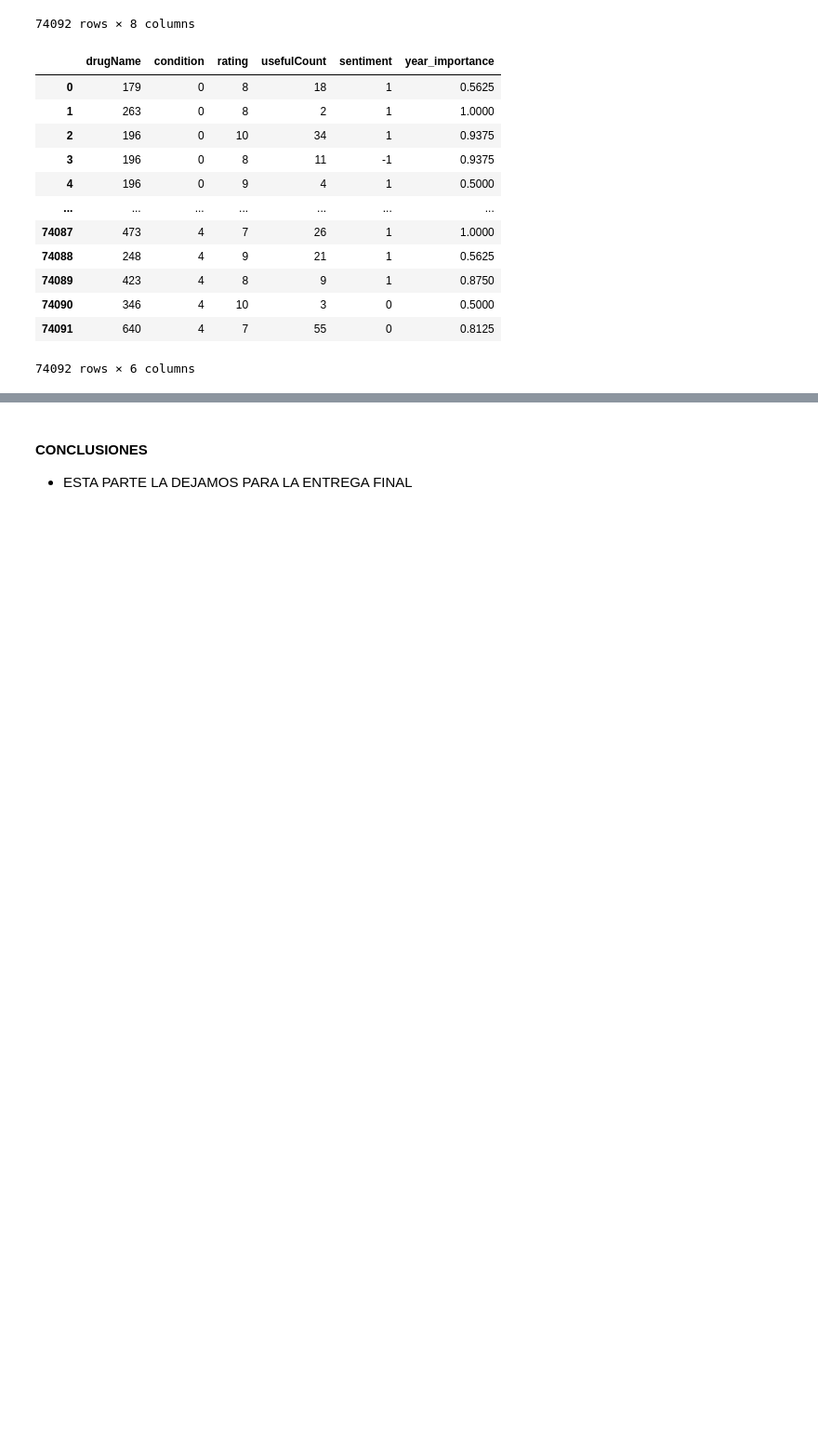
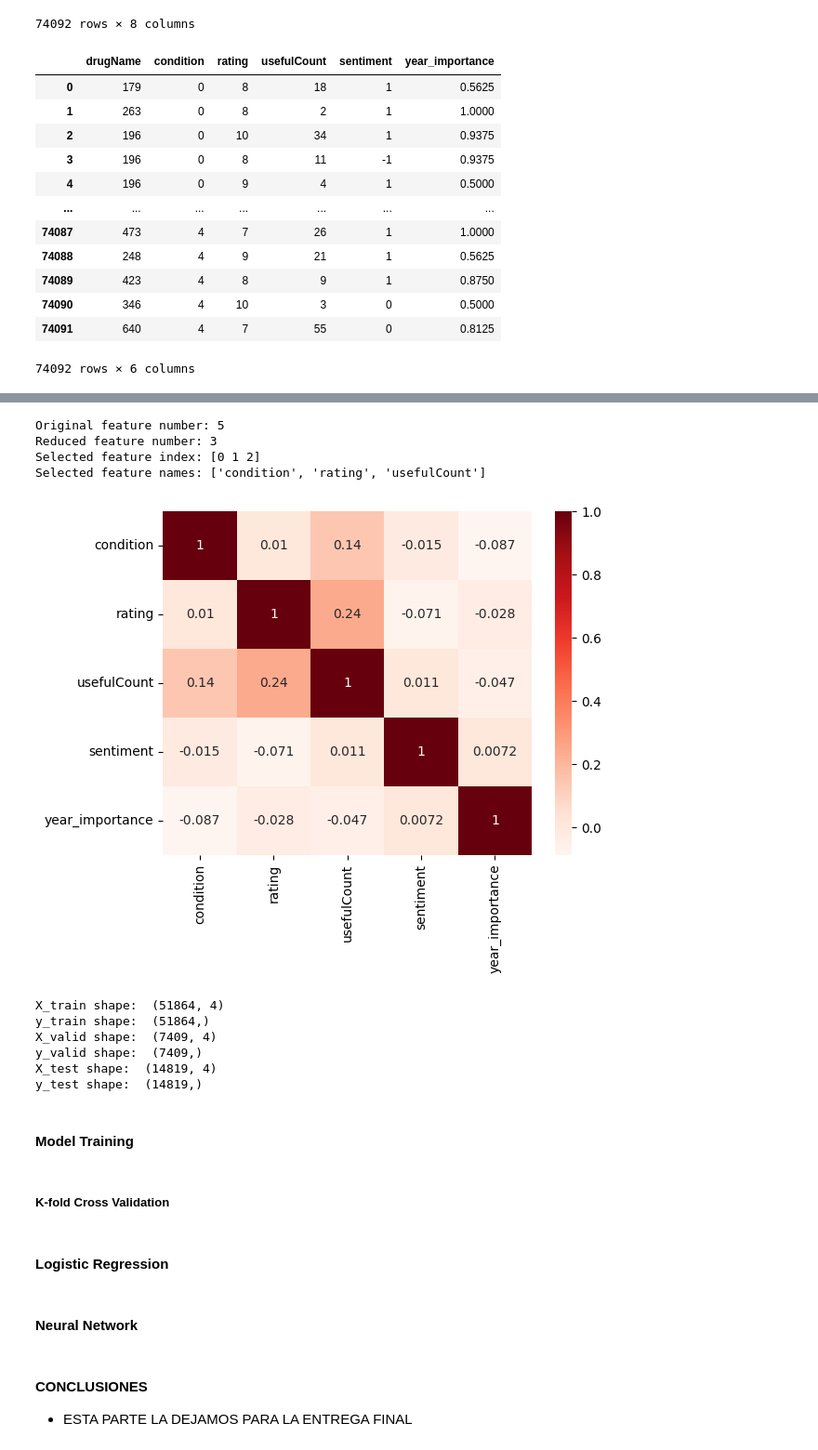
Before and after one commit to juanfranciscocis/Medicine_Recomendation, a Jupyter notebook: avance_proyecto.ipynb, the cells around one changed output, grey strips where cells are left out. Shown: that part at 93% size. Drawn from its saved outputs; the diff is of its cells as text; code cells hidden in the pictures; blank space fills up the shorter version.

Commit message:
Listo para comenzar a crear modelos

```diff
--- a/avance_proyecto.ipynb
+++ b/avance_proyecto.ipynb
@@ -83,8 +82,8 @@ import xgboost as xgb
 ### ANALISIS EXPLORATORIO DE DATOS
 # %%
 # Where data is stored
-pathTest = "../Medicine_Recomendation/data/test.csv"
-pathTrain = "../Medicine_Recomendation/data/train.csv"
+pathTest = "../Medicine_Recomendation-2/data/test.csv"
+pathTrain = "../Medicine_Recomendation-2/data/train.csv"
 
 # Read data
 dfTest = pd.read_csv(pathTest)
@@ -717,3 +629,71 @@ else:
+# %%
+# Chi-Squared Test
+from sklearn.feature_selection import SelectKBest
+from sklearn.feature_selection import chi2
+
+# Three features with highest chi-squared statistics are selected
+chi2_features = SelectKBest(chi2, k = 3)
+# X can not contain negative values
+X_train = X_train.abs()
+X_kbest_features = chi2_features.fit_transform(X_train, y_train)
+
+# Reduced features
+print('Original feature number:', X_train.shape[1])
+print('Reduced feature number:', X_kbest_features.shape[1])
+
+# Get selected feature index
+selected_features = chi2_features.get_support(indices=True)
+print('Selected feature index:', selected_features)
+
+# Get selected feature names
+selected_features_names = X_train.iloc[:,selected_features].columns.tolist()
+print('Selected feature names:', selected_features_names)
+# %% [output]
+Original feature number: 5
+Reduced feature number: 3
+Selected feature index: [0 1 2]
+Selected feature names: ['condition', 'rating', 'usefulCount']
+# %%
+# Correlation Matrix with Heatmap
+import seaborn as sns
+import matplotlib.pyplot as plt
+
+# Calculate correlations
+corr = X_train.corr()
+
+# Heatmap
+sns.heatmap(corr, annot=True, cmap=plt.cm.Reds)
+plt.show()
+# %% [output]
+[figure, added]
+# %%
+# Drop the columns that we don't need, sentiment and year_importance are not included
+X_train.drop(['year_importance'], axis=1, inplace=True)
+X_valid.drop(['year_importance'], axis=1, inplace=True)
+X_test.drop(['year_importance'], axis=1, inplace=True)
+
+# Check the shape of the data
+print("X_train shape: ", X_train.shape)
+print("y_train shape: ", y_train.shape)
+print("X_valid shape: ", X_valid.shape)
+print("y_valid shape: ", y_valid.shape)
+print("X_test shape: ", X_test.shape)
+print("y_test shape: ", y_test.shape)
+# %% [output]
+X_train shape:  (51864, 4)
+y_train shape:  (51864,)
+X_valid shape:  (7409, 4)
+y_valid shape:  (7409,)
+X_test shape:  (14819, 4)
+y_test shape:  (14819,)
+# %% [markdown]
+#### Model Training
+# %% [markdown]
+##### K-fold Cross Validation
+# %% [markdown]
+#### Logistic Regression
+# %% [markdown]
+#### Neural Network
 # %% [markdown]
 #### CONCLUSIONES
 - ESTA PARTE LA DEJAMOS PARA LA ENTREGA FINAL
```
Also changed, not shown: parts of 20 cells of this notebook.
